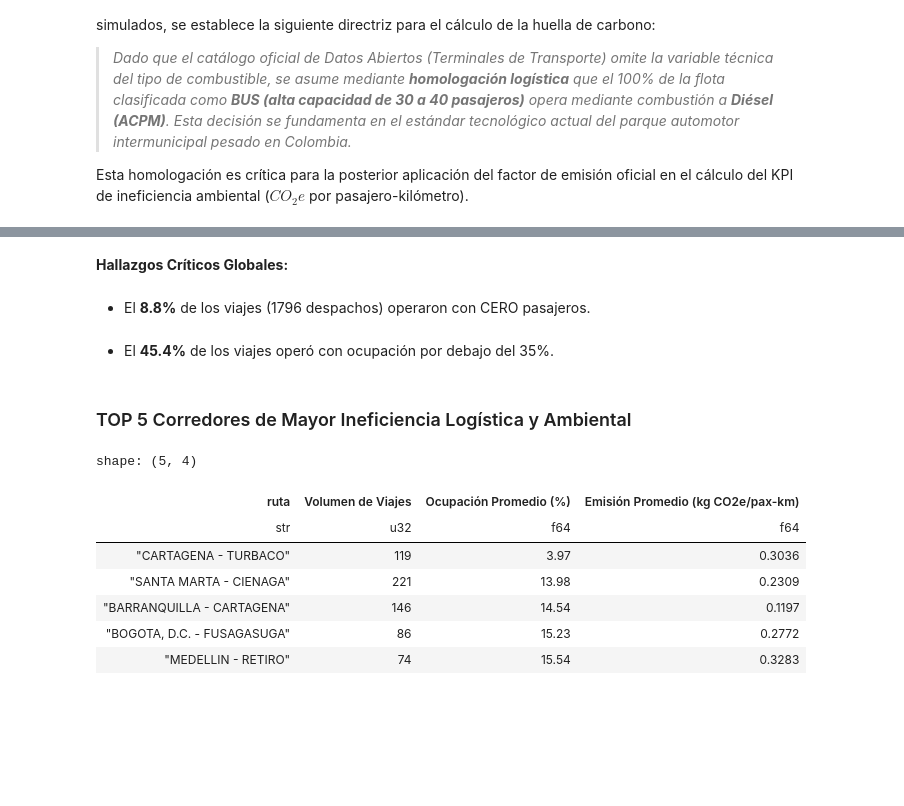
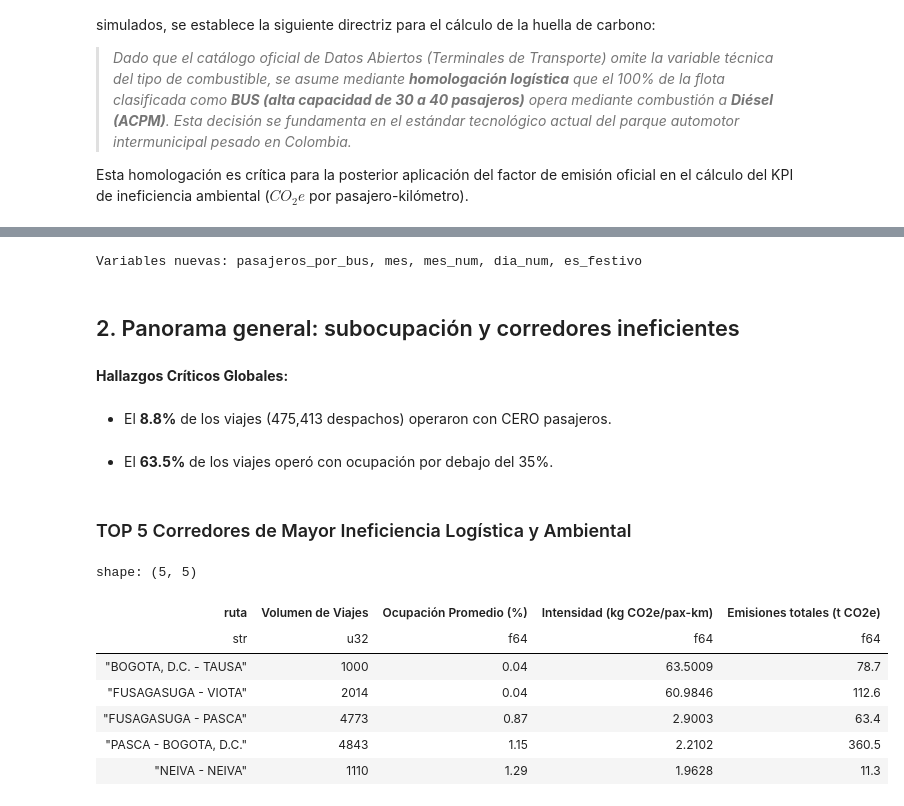
Before and after one commit to KarollPintoC/Proyecto_Analitiaca_Datos_transporte, a Jupyter notebook: notebooks/Fase2_EDA.ipynb, the cells around one changed output, grey strips where cells are left out. Saved outputs shown, nothing was run; the diff lists cells and outputs as text; code cells hidden in the pictures; blank space fills up the shorter version.

```diff
--- a/notebooks/Fase2_EDA.ipynb
+++ b/notebooks/Fase2_EDA.ipynb
@@ -93,33 +124,69 @@ shape: (9, 5)
+# %%
+# variables derivadas adicionales para el análisis temporal
+import numpy as np
+import matplotlib.pyplot as plt
+import seaborn as sns
+import holidays
+
+df_eda = df_eda.with_columns([
+    (pl.col("pasajeros") / pl.col("despachos")).alias("pasajeros_por_bus"),
+    pl.col("fecha_despacho").dt.strftime("%Y-%m").alias("mes"),
+    pl.col("fecha_despacho").dt.month().alias("mes_num"),
+    pl.col("fecha_despacho").dt.weekday().alias("dia_num"),
+])
+festivos = list(holidays.Colombia(years=[2025, 2026]).keys())
+df_eda = df_eda.with_columns(pl.col("fecha_despacho").is_in(festivos).alias("es_festivo"))
+
+def indicadores(por):
+    """Indicadores agregados (totales sobre totales) por grupo."""
+    return (df_eda.group_by(por).agg([
+        pl.len().alias("registros"),
+        pl.col("pasajeros").sum().alias("pasajeros"),
+        (pl.col("pasajeros").sum() / pl.col("capacidad_total").sum() * 100).round(2).alias("ocupacion_pct"),
+        ((pl.col("pasajeros") == 0).mean() * 100).round(2).alias("viajes_vacios_pct"),
+        (pl.col("emisiones_co2e").sum() / 1000).round(1).alias("co2e_ton"),
+        (pl.col("emisiones_co2e").sum() / pl.col("pax_km").sum()).round(4).alias("intensidad_kg_pkm"),
+    ]).sort(por))
+
+sns.set_theme(style="whitegrid", context="notebook")
+print("Variables nuevas: pasajeros_por_bus, mes, mes_num, dia_num, es_festivo")
+# %% [output]
+Variables nuevas: pasajeros_por_bus, mes, mes_num, dia_num, es_festivo
+# %% [markdown]
+## 2. Panorama general: subocupación y corredores ineficientes
 # %%
 # Evaluación de Subocupación Crítica y Valles Logísticos
 total_viajes = df_eda.height
 viajes_vacios = df_eda.filter(pl.col("pasajeros") == 0).height
 viajes_criticos = df_eda.filter(pl.col("factor_ocupacion") < 35).height
 
 display(Markdown(f"**Hallazgos Críticos Globales:**"))
-display(Markdown(f"- El **{viajes_vacios/total_viajes*100:.1f}%** de los viajes ({viajes_vacios} despachos) operaron con CERO pasajeros."))
+display(Markdown(f"- El **{viajes_vacios/total_viajes*100:.1f}%** de los viajes ({viajes_vacios:,} despachos) operaron con CERO pasajeros."))
 display(Markdown(f"- El **{viajes_criticos/total_viajes*100:.1f}%** de los viajes operó con ocupación por debajo del 35%."))
 
 # Ranking de Corredores Viales Ineficientes
 df_rutas = df_eda.with_columns((pl.col("nombre_origen") + " - " + pl.col("nombre_destino")).alias("ruta"))
 rutas_stats = df_rutas.group_by("ruta").agg([
     pl.len().alias("Volumen de Viajes"),
-    pl.col("factor_ocupacion").mean().round(2).alias("Ocupación Promedio (%)"),
-    pl.col("co2e_por_pax_km").mean().round(4).alias("Emisión Promedio (kg CO2e/pax-km)")
-]).filter(pl.col("Volumen de Viajes") > 50).sort("Ocupación Promedio (%)")
+    # CAMBIO: indicadores agregados (total sobre total) en lugar de promedios de cocientes
+    (pl.col("pasajeros").sum() / pl.col("capacidad_total").sum() * 100).round(2).alias("Ocupación Promedio (%)"),
+    (pl.col("emisiones_co2e").sum() / pl.col("pax_km").sum()).round(4).alias("Intensidad (kg CO2e/pax-km)"),
+    (pl.col("emisiones_co2e").sum() / 1000).round(1).alias("Emisiones totales (t CO2e)")
+]).filter(pl.col("Volumen de Viajes") >= 1000).sort("Ocupación Promedio (%)")  # CAMBIO: mínimo 50 -> 1.000 (15 meses)
 
 display(Markdown("### TOP 5 Corredores de Mayor Ineficiencia Logística y Ambiental"))
 display(rutas_stats.head(5))
+rutas_stats.head(10).write_csv(TABS / "eda_02_rutas_menor_ocupacion.csv")  # CAMBIO: se guarda la tabla
 # %% [output]
 **Hallazgos Críticos Globales:**
-- El **8.8%** de los viajes (1796 despachos) operaron con CERO pasajeros.
+- El **8.8%** de los viajes (475,413 despachos) operaron con CERO pasajeros.
-- El **45.4%** de los viajes operó con ocupación por debajo del 35%.
+- El **63.5%** de los viajes operó con ocupación por debajo del 35%.
 ### TOP 5 Corredores de Mayor Ineficiencia Logística y Ambiental
-shape: (5, 4)
+shape: (5, 5)
-| ruta | Volumen de Viajes | Ocupación Promedio (%) | Emisión Promedio (kg CO2e/pax-km) |
-| str | u32 | f64 | f64 |
-| "CARTAGENA - TURBACO" | 119 | 3.97 | 0.3036 |
-| "SANTA MARTA - CIENAGA" | 221 | 13.98 | 0.2309 |
-| "BARRANQUILLA - CARTAGENA" | 146 | 14.54 | 0.1197 |
-| "BOGOTA, D.C. - FUSAGASUGA" | 86 | 15.23 | 0.2772 |
-| "MEDELLIN - RETIRO" | 74 | 15.54 | 0.3283 |
+| ruta | Volumen de Viajes | Ocupación Promedio (%) | Intensidad (kg CO2e/pax-km) | Emisiones totales (t CO2e) |
+| str | u32 | f64 | f64 | f64 |
+| "BOGOTA, D.C. - TAUSA" | 1000 | 0.04 | 63.5009 | 78.7 |
+| "FUSAGASUGA - VIOTA" | 2014 | 0.04 | 60.9846 | 112.6 |
+| "FUSAGASUGA - PASCA" | 4773 | 0.87 | 2.9003 | 63.4 |
+| "PASCA - BOGOTA, D.C." | 4843 | 1.15 | 2.2102 | 360.5 |
+| "NEIVA - NEIVA" | 1110 | 1.29 | 1.9628 | 11.3 |
```
Also changed, not shown: parts of 24 cells of this notebook, 34 other files.
